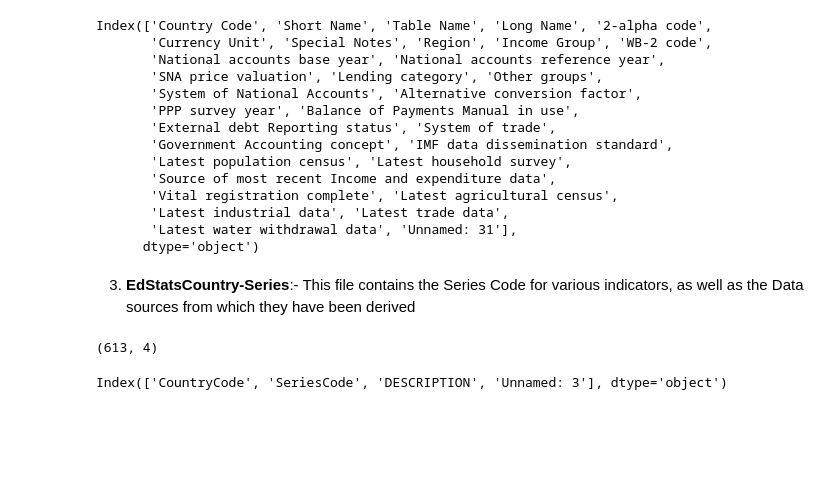
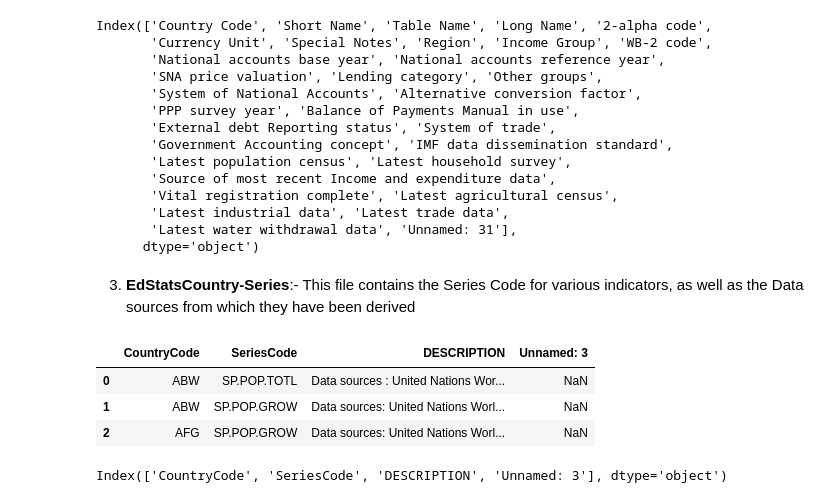
Before and after one commit to Keshav1506/World-Bank-Global-Education-Analysis, a Jupyter notebook: WorldBankEDA.ipynb, the cells around one changed output. Cells and saved outputs as stored; diff of their text form; code cells hidden in the pictures; blank space fills up the shorter version.

```diff
--- a/WorldBankEDA.ipynb
+++ b/WorldBankEDA.ipynb
@@ -146,10 +164,14 @@ Index(['Country Code', 'Short Name', 'Table Name', 'Long Name', '2-alpha code',
 # %%
 # Loading EdStatsCountry_Series file.
 EdStatsCountry_Series = pd.read_csv(Data_path + "EdStatsCountry-Series.csv")
-# EdStatsCountry_Series.head(3)
-EdStatsCountry_Series.shape
+
+# Printing first few rows to analyse the type of data present in this file.
+EdStatsCountry_Series.head(3)
 # %% [output]
-(613, 4)
+|  | CountryCode | SeriesCode | DESCRIPTION | Unnamed: 3 |
+| 0 | ABW | SP.POP.TOTL | Data sources : United Nations Wor... | NaN |
+| 1 | ABW | SP.POP.GROW | Data sources: United Nations Worl... | NaN |
+| 2 | AFG | SP.POP.GROW | Data sources: United Nations Worl... | NaN |
 # %%
 EdStatsCountry_Series.columns
 # %% [output]
```
Also changed, not shown: parts of 21 cells of this notebook.
